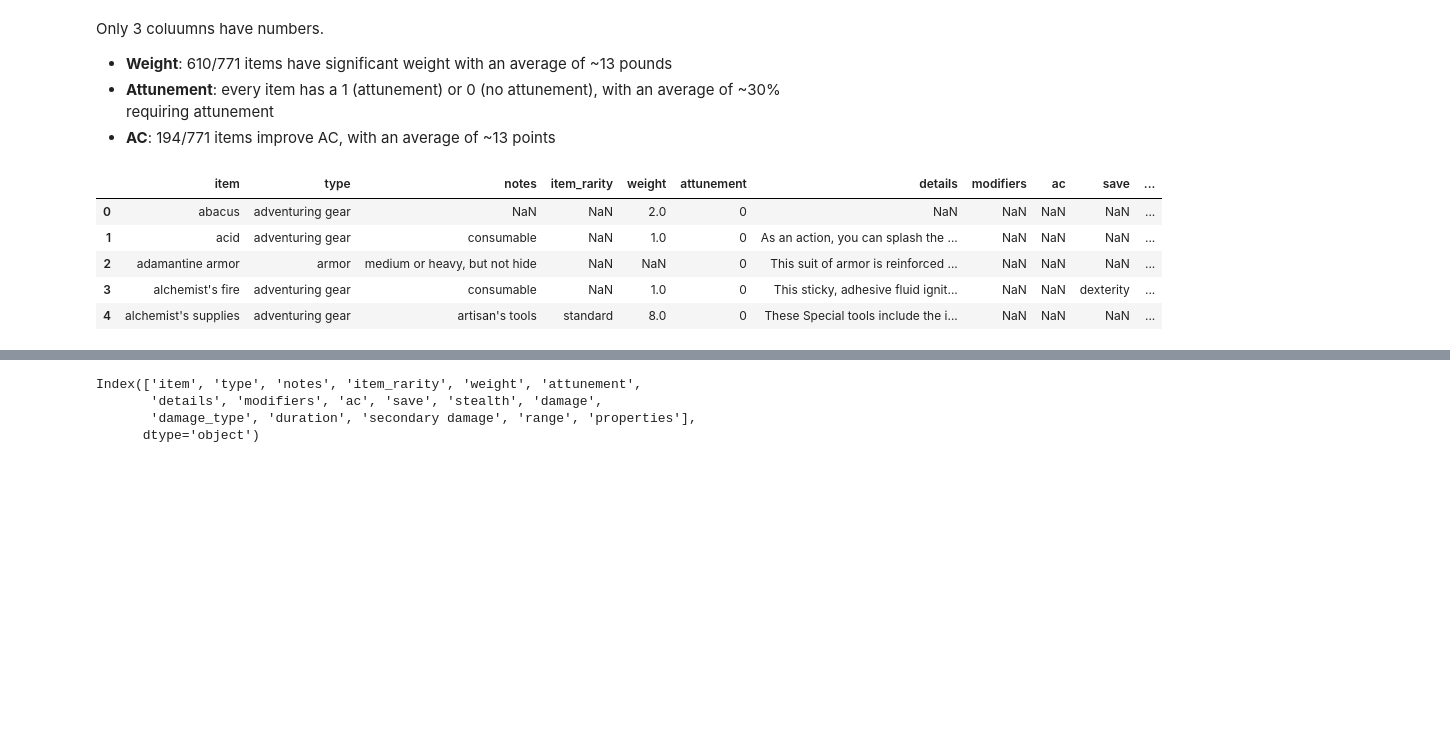
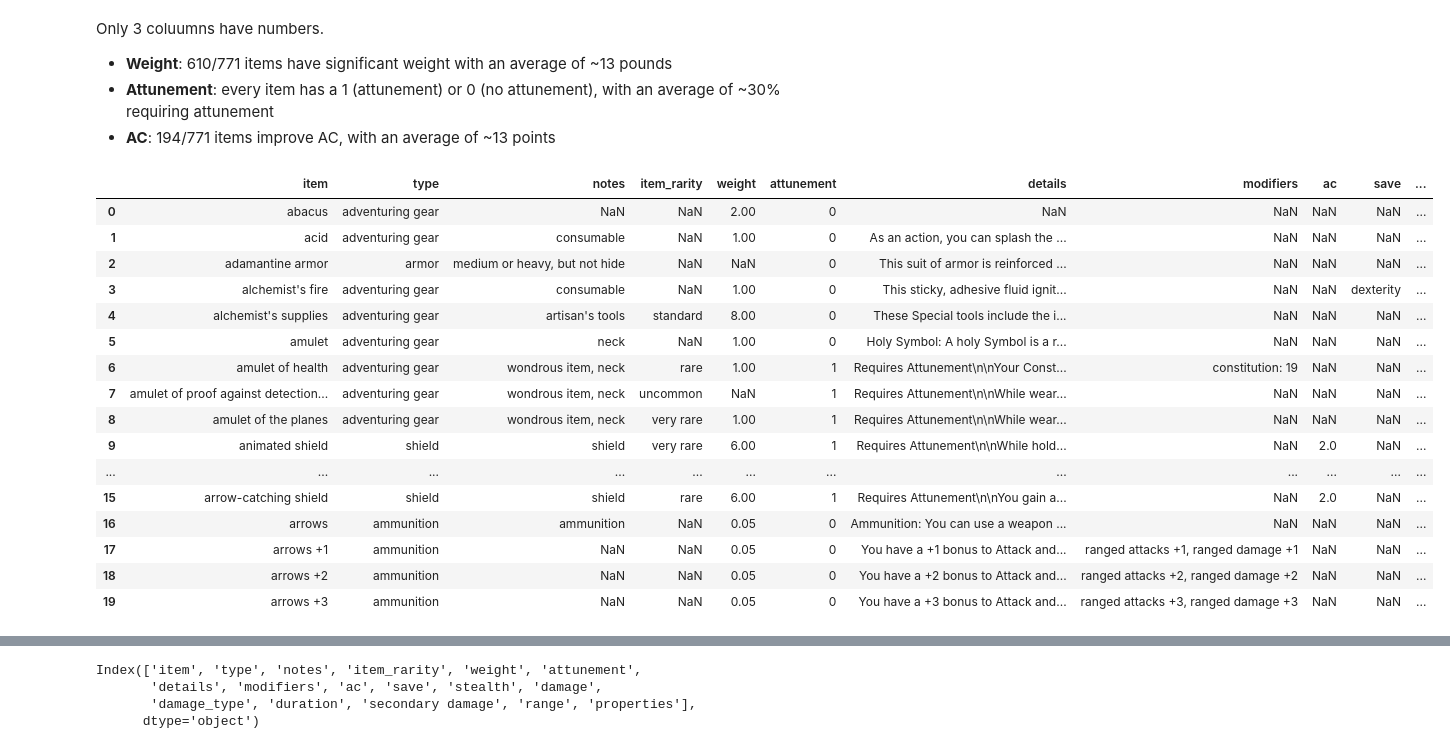
Before and after one commit to speudusa/eda-checkpoint, a Jupyter notebook: checkpoint-two.ipynb, the cells around one changed output, grey strips where cells are left out. Drawn from its saved outputs; the diff is of its cells as text; code cells hidden in the pictures; blank space fills up the shorter version.

```diff
--- a/checkpoint-two.ipynb
+++ b/checkpoint-two.ipynb
@@ -78,12 +79,23 @@ Only 3 coluumns have numbers.
 - **Attunement**: every item has a 1 (attunement) or 0 (no attunement), with an average of ~30% requiring attunement
 - **AC**: 194/771 items improve AC, with an average of ~13 points
 # %%
-items.head()
+items.head(20)
 #sneak peek at the dataframe.
 # %% [output]
 |  | item | type | notes | item_rarity | weight | attunement | details | modifiers | ac | save | ... |
-| 0 | abacus | adventuring gear | NaN | NaN | 2.0 | 0 | NaN | NaN | NaN | NaN | ... |
-| 1 | acid | adventuring gear | consumable | NaN | 1.0 | 0 | As an action, you can splash the ... | NaN | NaN | NaN | ... |
+| 0 | abacus | adventuring gear | NaN | NaN | 2.00 | 0 | NaN | NaN | NaN | NaN | ... |
+| 1 | acid | adventuring gear | consumable | NaN | 1.00 | 0 | As an action, you can splash the ... | NaN | NaN | NaN | ... |
 | 2 | adamantine armor | armor | medium or heavy, but not hide | NaN | NaN | 0 | This suit of armor is reinforced ... | NaN | NaN | NaN | ... |
-| 3 | alchemist's fire | adventuring gear | consumable | NaN | 1.0 | 0 | This sticky, adhesive fluid ignit... | NaN | NaN | dexterity | ... |
-| 4 | alchemist's supplies | adventuring gear | artisan's tools | standard | 8.0 | 0 | These Special tools include the i... | NaN | NaN | NaN | ... |
+| 3 | alchemist's fire | adventuring gear | consumable | NaN | 1.00 | 0 | This sticky, adhesive fluid ignit... | NaN | NaN | dexterity | ... |
+| 4 | alchemist's supplies | adventuring gear | artisan's tools | standard | 8.00 | 0 | These Special tools include the i... | NaN | NaN | NaN | ... |
+| 5 | amulet | adventuring gear | neck | NaN | 1.00 | 0 | Holy Symbol: A holy Symbol is a r... | NaN | NaN | NaN | ... |
+| 6 | amulet of health | adventuring gear | wondrous item, neck | rare | 1.00 | 1 | Requires Attunement\n\nYour Const... | constitution: 19 | NaN | NaN | ... |
+| 7 | amulet of proof against detection... | adventuring gear | wondrous item, neck | uncommon | NaN | 1 | Requires Attunement\n\nWhile wear... | NaN | NaN | NaN | ... |
+| 8 | amulet of the planes | adventuring gear | wondrous item, neck | very rare | 1.00 | 1 | Requires Attunement\n\nWhile wear... | NaN | NaN | NaN | ... |
+| 9 | animated shield | shield | shield | very rare | 6.00 | 1 | Requires Attunement\n\nWhile hold... | NaN | 2.0 | NaN | ... |
+| ... | ... | ... | ... | ... | ... | ... | ... | ... | ... | ... | ... |
+| 15 | arrow-catching shield | shield | shield | rare | 6.00 | 1 | Requires Attunement\n\nYou gain a... | NaN | 2.0 | NaN | ... |
+| 16 | arrows | ammunition | ammunition | NaN | 0.05 | 0 | Ammunition: You can use a weapon ... | NaN | NaN | NaN | ... |
+| 17 | arrows +1 | ammunition | NaN | NaN | 0.05 | 0 | You have a +1 bonus to Attack and... | ranged attacks +1, ranged damage +1 | NaN | NaN | ... |
+| 18 | arrows +2 | ammunition | NaN | NaN | 0.05 | 0 | You have a +2 bonus to Attack and... | ranged attacks +2, ranged damage +2 | NaN | NaN | ... |
+| 19 | arrows +3 | ammunition | NaN | NaN | 0.05 | 0 | You have a +3 bonus to Attack and... | ranged attacks +3, ranged damage +3 | NaN | NaN | ... |
```
Also changed, not shown: parts of 22 cells of this notebook.
